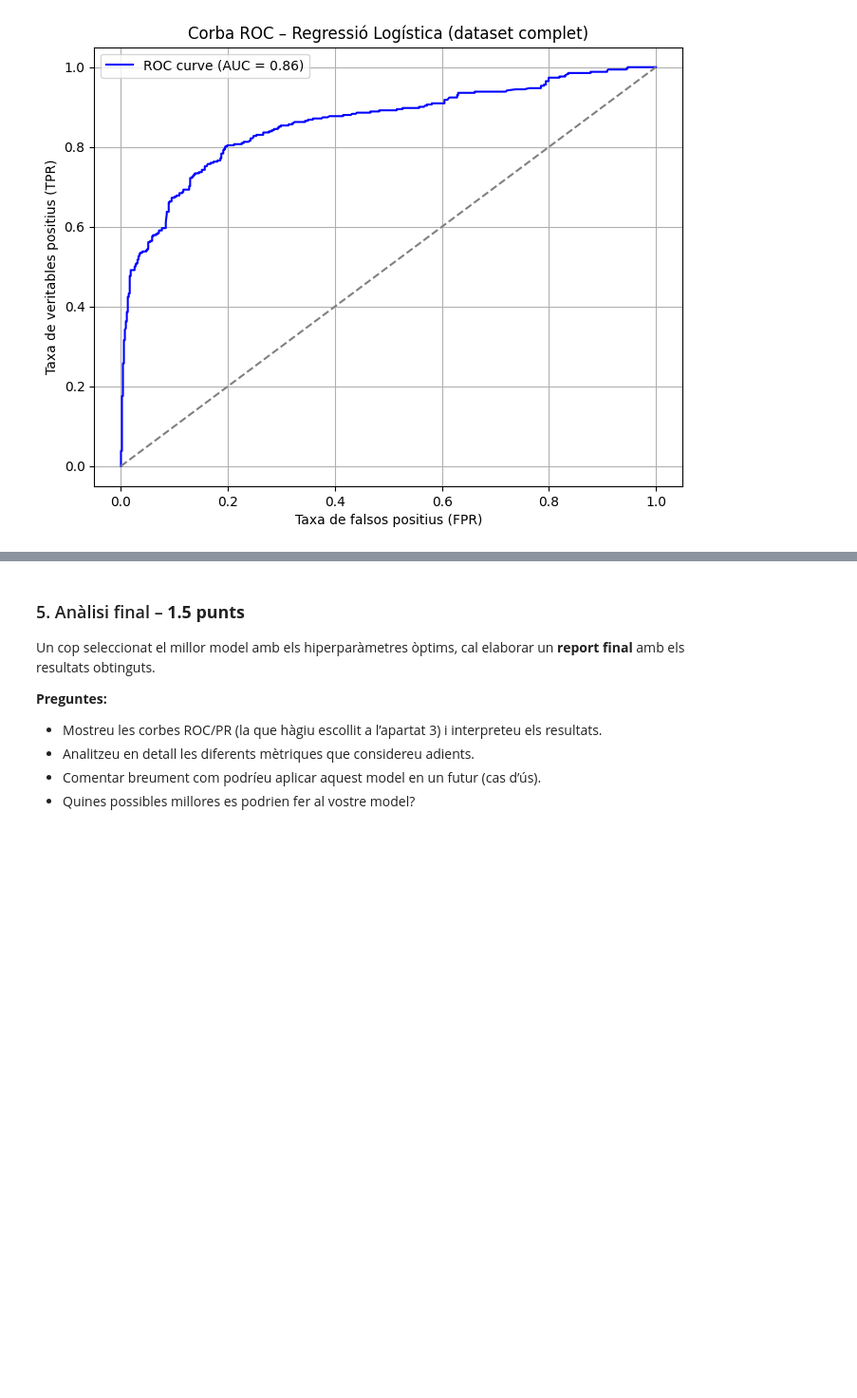
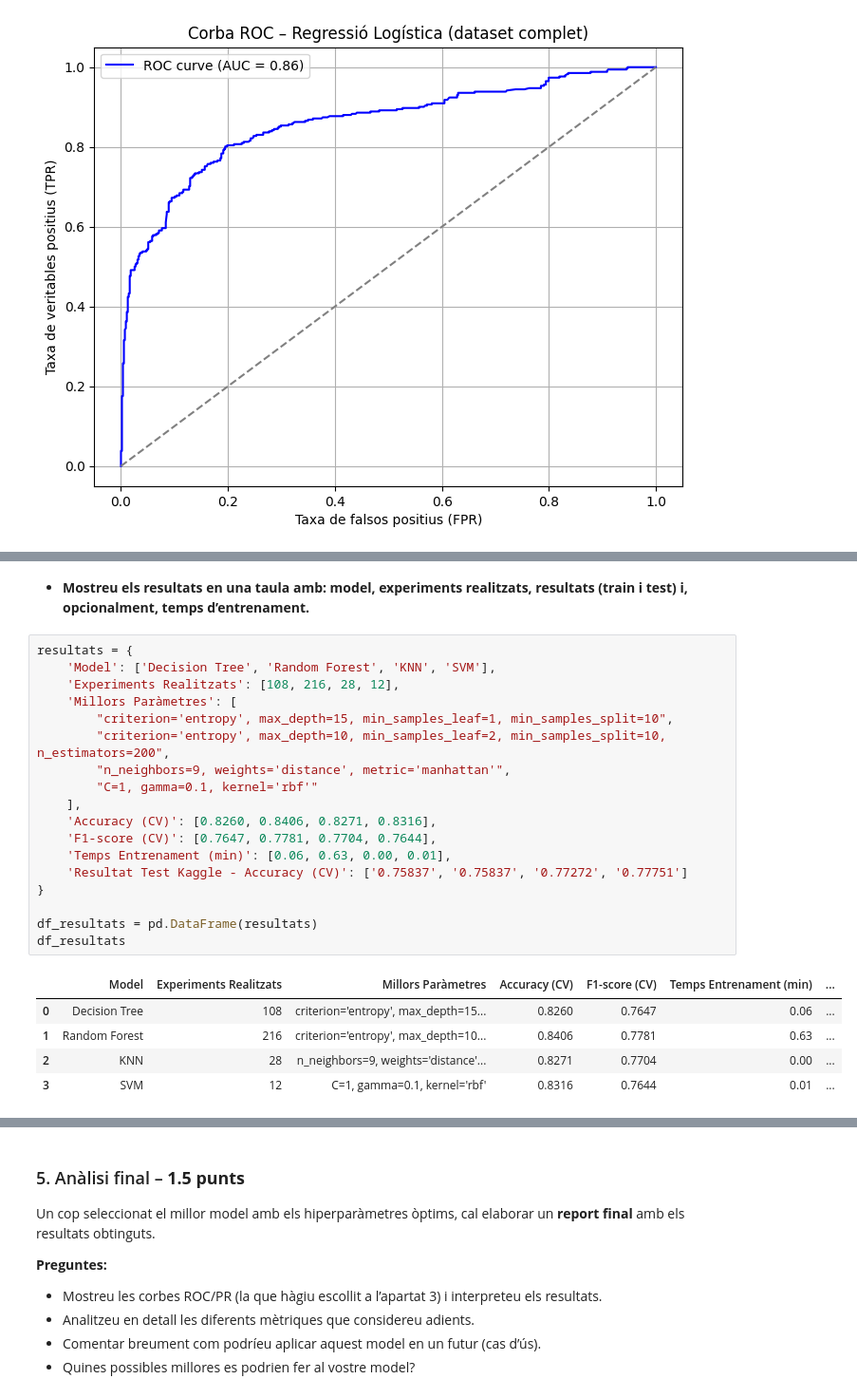
Before and after one commit to martiserraprat/Serra_Berni_Compu, a Jupyter notebook: Practica_1/APC_Practica_1_2025 LA ULTIMA.ipynb, the cells around one changed output, grey strips where cells are left out. Shown at 95% size. Cells and saved outputs as stored; diff of their text form; blank space fills up the shorter version.

```diff
--- a/Practica_1/APC_Practica_1_2025 LA ULTIMA.ipynb
+++ b/Practica_1/APC_Practica_1_2025 LA ULTIMA.ipynb
@@ -1333,3 +1312,29 @@ SVM entrenat en 0.00 min
 
 ✅ Fitxer 'submission_all_models.zip' generat correctament!
 Conté: Decision Tree, Random Forest, KNN i SVM.
+# %% [markdown]
+- **Mostreu els resultats en una taula amb: model, experiments realitzats, resultats (train i test) i, opcionalment, temps d’entrenament.**
+# %%
+resultats = {
+    'Model': ['Decision Tree', 'Random Forest', 'KNN', 'SVM'],
+    'Experiments Realitzats': [108, 216, 28, 12],
+    'Millors Paràmetres': [
+        "criterion='entropy', max_depth=15, min_samples_leaf=1, min_samples_split=10",
+        "criterion='entropy', max_depth=10, min_samples_leaf=2, min_samples_split=10, n_estimators=200",
+        "n_neighbors=9, weights='distance', metric='manhattan'",
+        "C=1, gamma=0.1, kernel='rbf'"
+    ],
+    'Accuracy (CV)': [0.8260, 0.8406, 0.8271, 0.8316],
+    'F1-score (CV)': [0.7647, 0.7781, 0.7704, 0.7644],
+    'Temps Entrenament (min)': [0.06, 0.63, 0.00, 0.01],
+    'Resultat Test Kaggle - Accuracy (CV)': ['0.75837', '0.75837', '0.77272', '0.77751']
+}
+
+df_resultats = pd.DataFrame(resultats)
+df_resultats
+# %% [output]
+|  | Model | Experiments Realitzats | Millors Paràmetres | Accuracy (CV) | F1-score (CV) | Temps Entrenament (min) | ... |
+| 0 | Decision Tree | 108 | criterion='entropy', max_depth=15... | 0.8260 | 0.7647 | 0.06 | ... |
+| 1 | Random Forest | 216 | criterion='entropy', max_depth=10... | 0.8406 | 0.7781 | 0.63 | ... |
+| 2 | KNN | 28 | n_neighbors=9, weights='distance'... | 0.8271 | 0.7704 | 0.00 | ... |
+| 3 | SVM | 12 | C=1, gamma=0.1, kernel='rbf' | 0.8316 | 0.7644 | 0.01 | ... |
```
Also changed, not shown: parts of 8 cells of this notebook.
